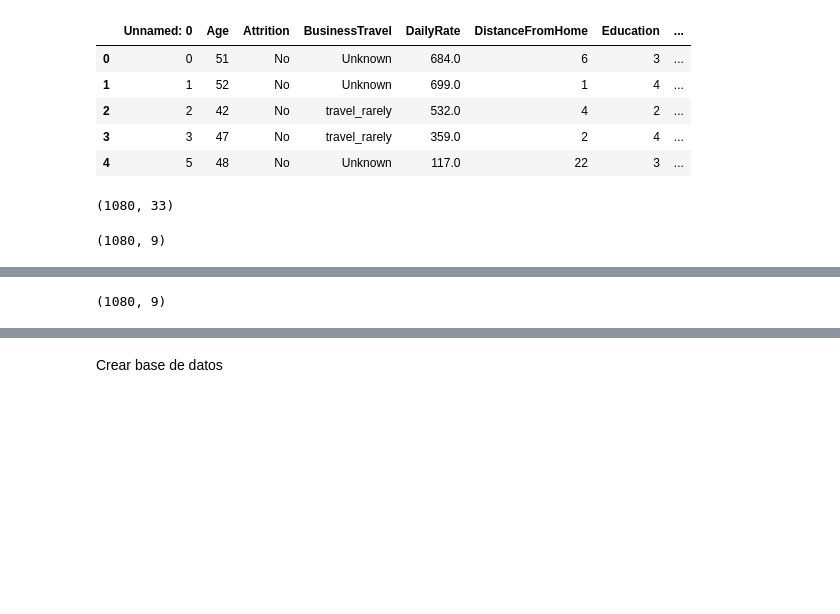
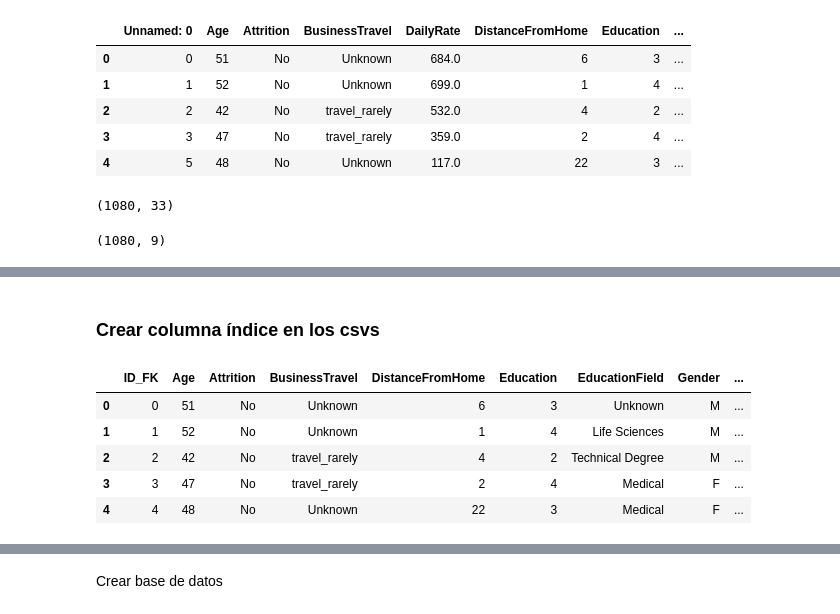
Before and after one commit to TaniaGraff/project-da-promo-angela-modulo-3-team-3, a Jupyter notebook: fase3.ipynb, the cells around one changed output, grey strips where cells are left out. Drawn from its saved outputs; the diff is of its cells as text; code cells hidden in the pictures; blank space fills up the shorter version.

```diff
--- a/fase3.ipynb
+++ b/fase3.ipynb
@@ -78,4 +46,2 @@ lista_de_tuplas
-# %%
-df_Employees.shape
-# %% [output]
-(1080, 9)
+# %% [markdown]
+### Crear columna índice en los csvs
@@ -81,0 +58,10 @@ df_Employees.shape
+# %%
+df = pd.read_csv('Employees.csv', index_col= 0)
+df.head(5)
+# %% [output]
+|  | ID_FK | Age | Attrition | BusinessTravel | DistanceFromHome | Education | EducationField | Gender | ... |
+| 0 | 0 | 51 | No | Unknown | 6 | 3 | Unknown | M | ... |
+| 1 | 1 | 52 | No | Unknown | 1 | 4 | Life Sciences | M | ... |
+| 2 | 2 | 42 | No | travel_rarely | 4 | 2 | Technical Degree | M | ... |
+| 3 | 3 | 47 | No | travel_rarely | 2 | 4 | Medical | F | ... |
+| 4 | 4 | 48 | No | Unknown | 22 | 3 | Medical | F | ... |
```
Also changed, not shown: parts of 25 cells of this notebook, 4 other files.
